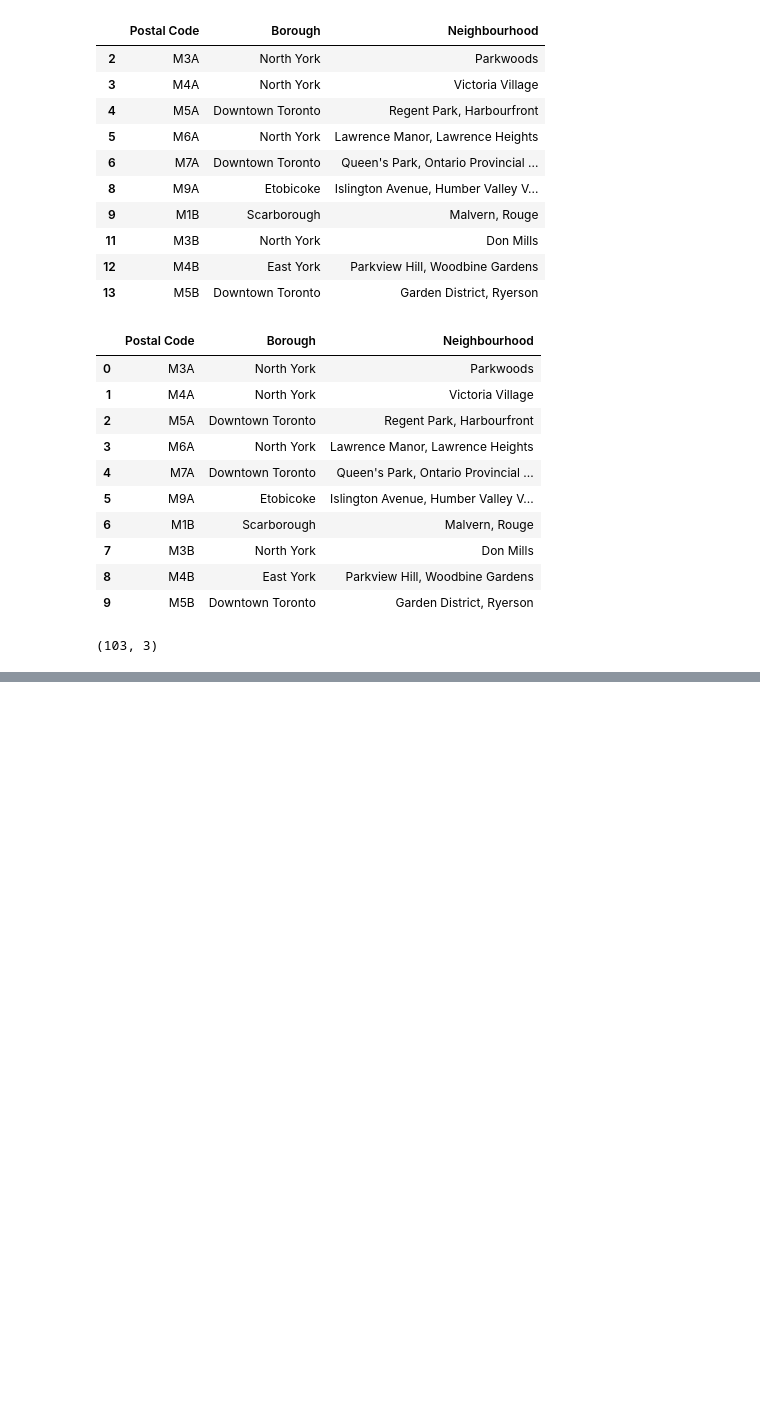
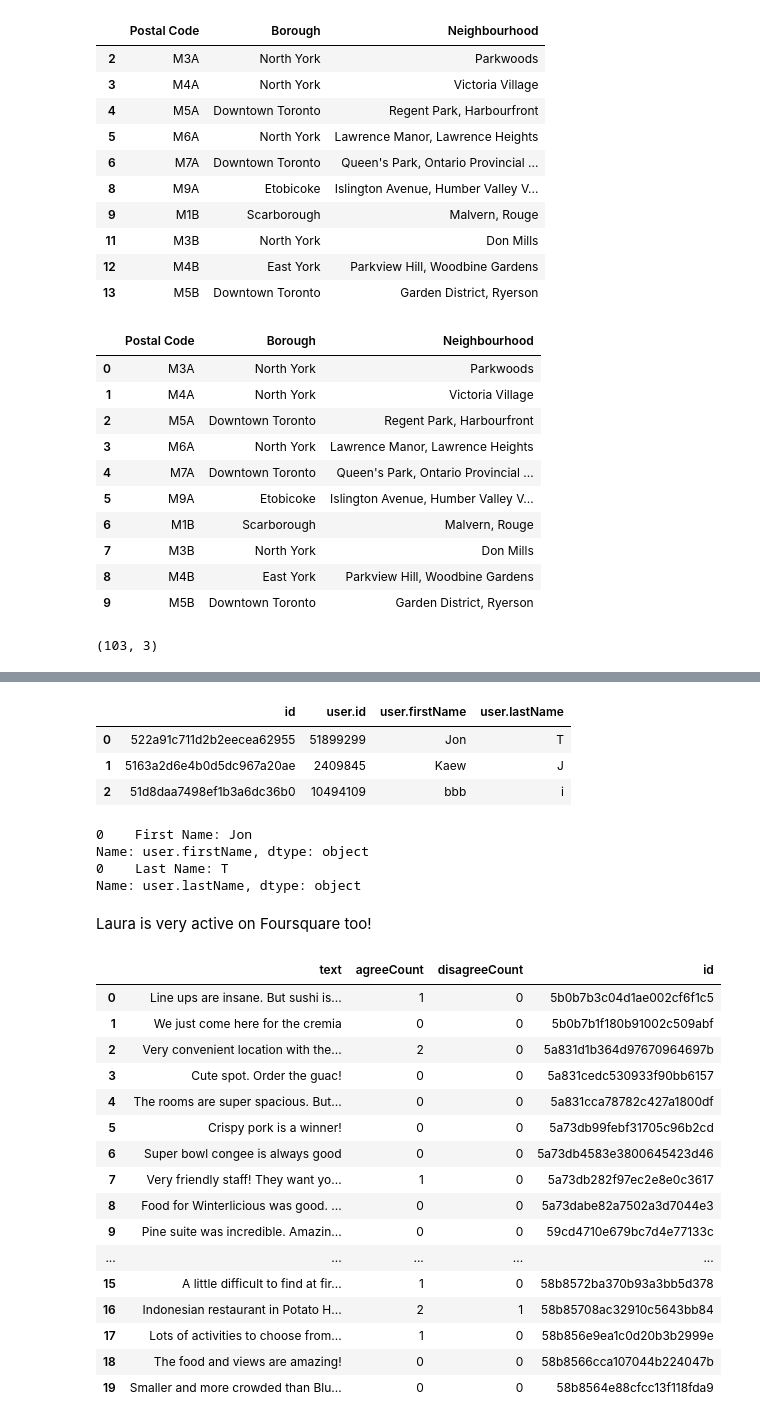
Before and after one commit to nguyenlinhvn512/Capstone-Project, a Jupyter notebook: Segmenting and Clustering Neighborhoods in Toronto.ipynb, the cells around one changed output, grey strips where cells are left out. Cells and saved outputs as stored; diff of their text form; code cells hidden in the pictures; blank space fills up the shorter version.

```diff
--- a/Segmenting and Clustering Neighborhoods in Toronto.ipynb
+++ b/Segmenting and Clustering Neighborhoods in Toronto.ipynb
@@ -74,0 +345,79 @@ temp_df.shape
+# %%
+
+idnumber = '65237515' # user ID with most agree counts and complete profile
+
+url = 'https://api.foursquare.com/v2/users/{}/tips?client_id={}&client_secret={}&v={}'.format(idnumber, CLIENT_ID, CLIENT_SECRET, VERSION) # define URL
+
+# send GET request
+results = requests.get(url).json()
+#user_data = results['response']['user']
+user_data=results['response']['tips']['items'][0]['venue']['photos']['groups'][0]['items']#['items']
+# display features associated with user
+#user_data.keys()
+#results
+pd.set_option('display.max_colwidth', -1)
+
+users_df = json_normalize(user_data)
+
+# filter columns
+filtered_columns = ['id','user.id','user.firstName','user.lastName']
+tips_filtered = users_df.loc[:, filtered_columns]
+
+# display user's tips
+df=tips_filtered
+df
+# %% [output]
+|  | id | user.id | user.firstName | user.lastName |
+| 0 | 522a91c711d2b2eecea62955 | 51899299 | Jon | T |
+| 1 | 5163a2d6e4b0d5dc967a20ae | 2409845 | Kaew | J |
+| 2 | 51d8daa7498ef1b3a6dc36b0 | 10494109 | bbb | i |
+# %%
+
+g=df.loc[df['user.id'] == '51899299']
+print('First Name: ' + g['user.firstName'])
+print('Last Name: ' + g['user.lastName'])
+# %% [output]
+0    First Name: Jon
+Name: user.firstName, dtype: object
+0    Last Name: T
+Name: user.lastName, dtype: object
+# %% [markdown]
+Laura is very active on Foursquare too!
+# %%
+# define tips URL
+user_id='65237515'
+url = 'https://api.foursquare.com/v2/users/{}/tips?client_id={}&client_secret={}&v={}&limit={}'.format(user_id, CLIENT_ID, CLIENT_SECRET, VERSION, limit)
+
+# send GET request and get user's tips
+results = requests.get(url).json()
+tips = results['response']['tips']['items']
+
+# format column width
+pd.set_option('display.max_colwidth', -1)
+
+tips_df = json_normalize(tips)
+
+# filter columns
+filtered_columns = ['text', 'agreeCount', 'disagreeCount', 'id']
+tips_filtered = tips_df.loc[:, filtered_columns]
+
+# display user's tips
+tips_filtered
+# %% [output]
+|  | text | agreeCount | disagreeCount | id |
+| 0 | Line ups are insane. But sushi is... | 1 | 0 | 5b0b7b3c04d1ae002cf6f1c5 |
+| 1 | We just come here for the cremia | 0 | 0 | 5b0b7b1f180b91002c509abf |
+| 2 | Very convenient location with the... | 2 | 0 | 5a831d1b364d97670964697b |
+| 3 | Cute spot. Order the guac! | 0 | 0 | 5a831cedc530933f90bb6157 |
+| 4 | The rooms are super spacious. But... | 0 | 0 | 5a831cca78782c427a1800df |
+| 5 | Crispy pork is a winner! | 0 | 0 | 5a73db99febf31705c96b2cd |
+| 6 | Super bowl congee is always good | 0 | 0 | 5a73db4583e3800645423d46 |
+| 7 | Very friendly staff! They want yo... | 1 | 0 | 5a73db282f97ec2e8e0c3617 |
+| 8 | Food for Winterlicious was good. ... | 0 | 0 | 5a73dabe82a7502a3d7044e3 |
+| 9 | Pine suite was incredible. Amazin... | 0 | 0 | 59cd4710e679bc7d4e77133c |
+| ... | ... | ... | ... | ... |
+| 15 | A little difficult to find at fir... | 1 | 0 | 58b8572ba370b93a3bb5d378 |
+| 16 | Indonesian restaurant in Potato H... | 2 | 1 | 58b85708ac32910c5643bb84 |
+| 17 | Lots of activities to choose from... | 1 | 0 | 58b856e9ea1c0d20b3b2999e |
+| 18 | The food and views are amazing! | 0 | 0 | 58b8566cca107044b224047b |
+| 19 | Smaller and more crowded than Blu... | 0 | 0 | 58b8564e88cfcc13f118fda9 |
```
Also changed, not shown: parts of 29 cells of this notebook.
